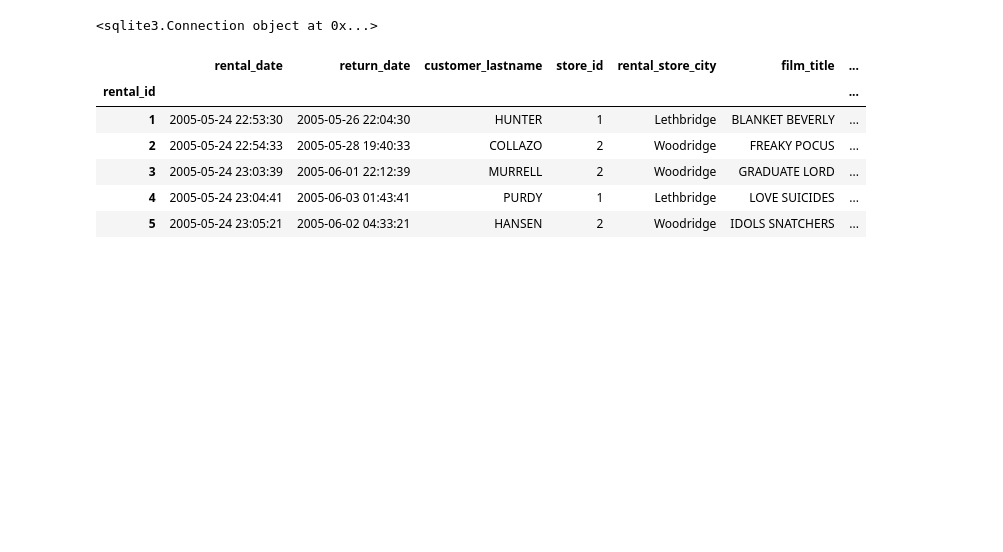
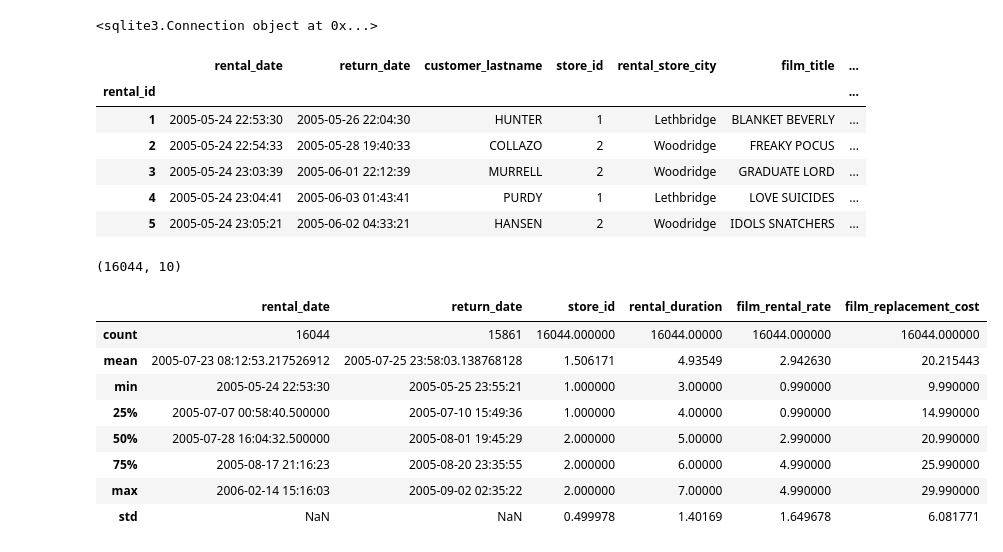
Before and after one commit to gerych94/DataAnalyst, a Jupyter notebook: notebooks/using_sakila-db-demo.ipynb, the cells around one changed output. Cells and saved outputs as stored; diff of their text form; code cells hidden in the pictures; blank space fills up the shorter version.

```diff
--- a/notebooks/using_sakila-db-demo.ipynb
+++ b/notebooks/using_sakila-db-demo.ipynb
@@ -97,3 +97,19 @@ df.head()
 | 3 | 2005-05-24 23:03:39 | 2005-06-01 22:12:39 | MURRELL | 2 | Woodridge | GRADUATE LORD | ... |
 | 4 | 2005-05-24 23:04:41 | 2005-06-03 01:43:41 | PURDY | 1 | Lethbridge | LOVE SUICIDES | ... |
 | 5 | 2005-05-24 23:05:21 | 2005-06-02 04:33:21 | HANSEN | 2 | Woodridge | IDOLS SNATCHERS | ... |
+# %%
+df.shape
+# %% [output]
+(16044, 10)
+# %%
+df.describe()
+# %% [output]
+|  | rental_date | return_date | store_id | rental_duration | film_rental_rate | film_replacement_cost |
+| count | 16044 | 15861 | 16044.000000 | 16044.00000 | 16044.000000 | 16044.000000 |
+| mean | 2005-07-23 08:12:53.217526912 | 2005-07-25 23:58:03.138768128 | 1.506171 | 4.93549 | 2.942630 | 20.215443 |
+| min | 2005-05-24 22:53:30 | 2005-05-25 23:55:21 | 1.000000 | 3.00000 | 0.990000 | 9.990000 |
+| 25% | 2005-07-07 00:58:40.500000 | 2005-07-10 15:49:36 | 1.000000 | 4.00000 | 0.990000 | 14.990000 |
+| 50% | 2005-07-28 16:04:32.500000 | 2005-08-01 19:45:29 | 2.000000 | 5.00000 | 2.990000 | 20.990000 |
+| 75% | 2005-08-17 21:16:23 | 2005-08-20 23:35:55 | 2.000000 | 6.00000 | 4.990000 | 25.990000 |
+| max | 2006-02-14 15:16:03 | 2005-09-02 02:35:22 | 2.000000 | 7.00000 | 4.990000 | 29.990000 |
+| std | NaN | NaN | 0.499978 | 1.40169 | 1.649678 | 6.081771 |
```
Also changed, not shown: parts of 7 cells of this notebook.
